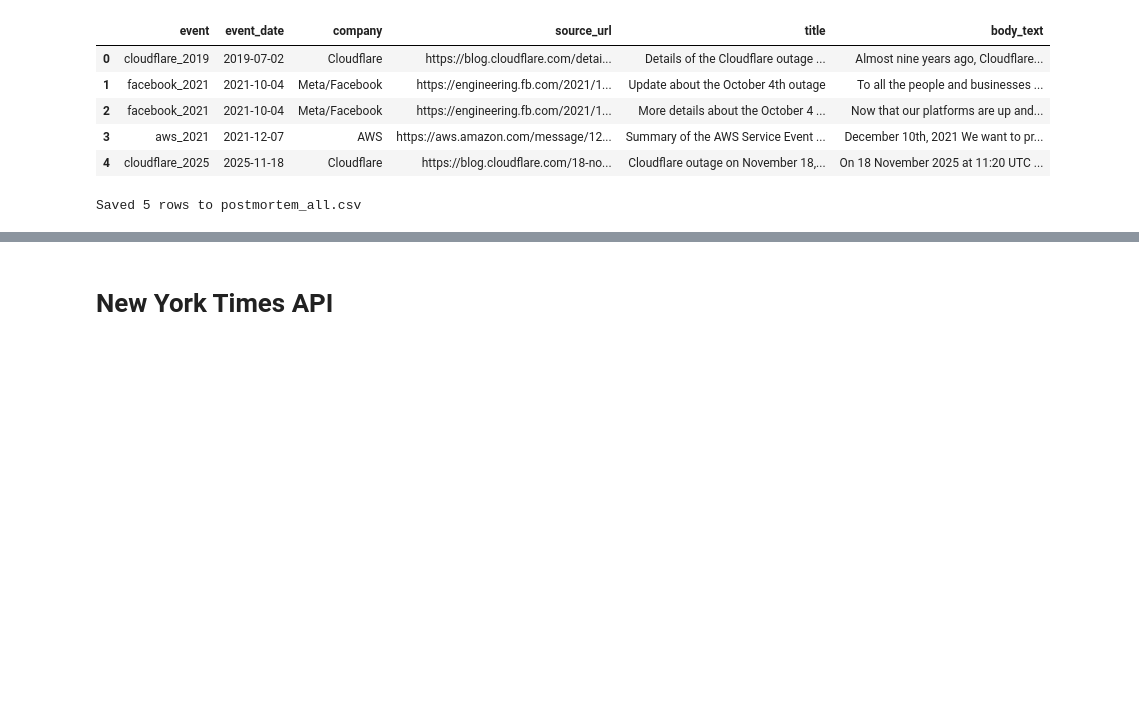
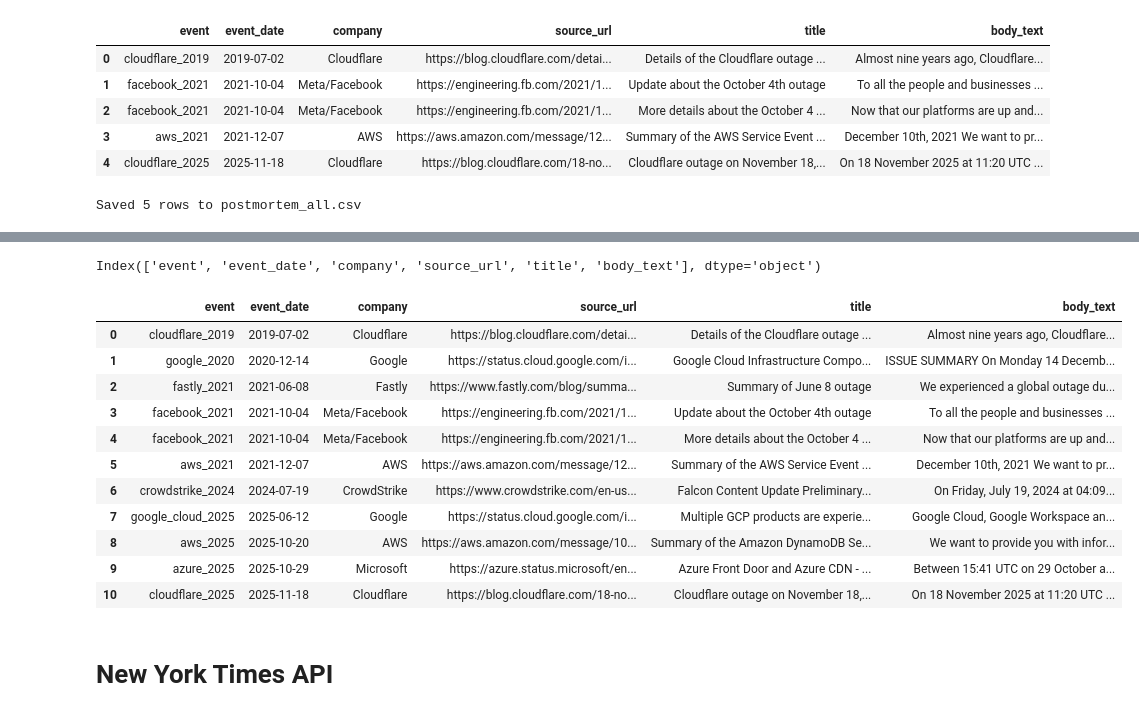
Before and after one commit to macs30122-winter26/final-project-error-502, a Jupyter notebook: scripts/News_Data_Collection1.ipynb, the cells around one changed output, grey strips where cells are left out. Saved outputs shown, nothing was run; the diff lists cells and outputs as text; code cells hidden in the pictures; blank space fills up the shorter version.

```diff
--- a/scripts/News_Data_Collection1.ipynb
+++ b/scripts/News_Data_Collection1.ipynb
@@ -252,3 +272,28 @@ Saved 5 rows to postmortem_all.csv
+# %%
+# full postmortem_all.csv check
+import os
+import pandas as pd
+
+BASE_path = "/Users/brittanyan/Desktop/final-project-error-502/data/post_AI"
+df = pd.read_csv(f"{BASE_path}/postmortem_all.csv")
+df.columns
+# %% [output]
+Index(['event', 'event_date', 'company', 'source_url', 'title', 'body_text'], dtype='object')
+# %%
+df
+# %% [output]
+|  | event | event_date | company | source_url | title | body_text |
+| 0 | cloudflare_2019 | 2019-07-02 | Cloudflare | https://blog.cloudflare.com/detai... | Details of the Cloudflare outage ... | Almost nine years ago, Cloudflare... |
+| 1 | google_2020 | 2020-12-14 | Google | https://status.cloud.google.com/i... | Google Cloud Infrastructure Compo... | ISSUE SUMMARY On Monday 14 Decemb... |
+| 2 | fastly_2021 | 2021-06-08 | Fastly | https://www.fastly.com/blog/summa... | Summary of June 8 outage | We experienced a global outage du... |
+| 3 | facebook_2021 | 2021-10-04 | Meta/Facebook | https://engineering.fb.com/2021/1... | Update about the October 4th outage | To all the people and businesses ... |
+| 4 | facebook_2021 | 2021-10-04 | Meta/Facebook | https://engineering.fb.com/2021/1... | More details about the October 4 ... | Now that our platforms are up and... |
+| 5 | aws_2021 | 2021-12-07 | AWS | https://aws.amazon.com/message/12... | Summary of the AWS Service Event ... | December 10th, 2021 We want to pr... |
+| 6 | crowdstrike_2024 | 2024-07-19 | CrowdStrike | https://www.crowdstrike.com/en-us... | Falcon Content Update Preliminary... | On Friday, July 19, 2024 at 04:09... |
+| 7 | google_cloud_2025 | 2025-06-12 | Google | https://status.cloud.google.com/i... | Multiple GCP products are experie... | Google Cloud, Google Workspace an... |
+| 8 | aws_2025 | 2025-10-20 | AWS | https://aws.amazon.com/message/10... | Summary of the Amazon DynamoDB Se... | We want to provide you with infor... |
+| 9 | azure_2025 | 2025-10-29 | Microsoft | https://azure.status.microsoft/en... | Azure Front Door and Azure CDN - ... | Between 15:41 UTC on 29 October a... |
+| 10 | cloudflare_2025 | 2025-11-18 | Cloudflare | https://blog.cloudflare.com/18-no... | Cloudflare outage on November 18,... | On 18 November 2025 at 11:20 UTC ... |
 # %% [markdown]
 # New York Times API
 # %% [markdown]
```
Also changed, not shown: parts of 5 cells of this notebook.
